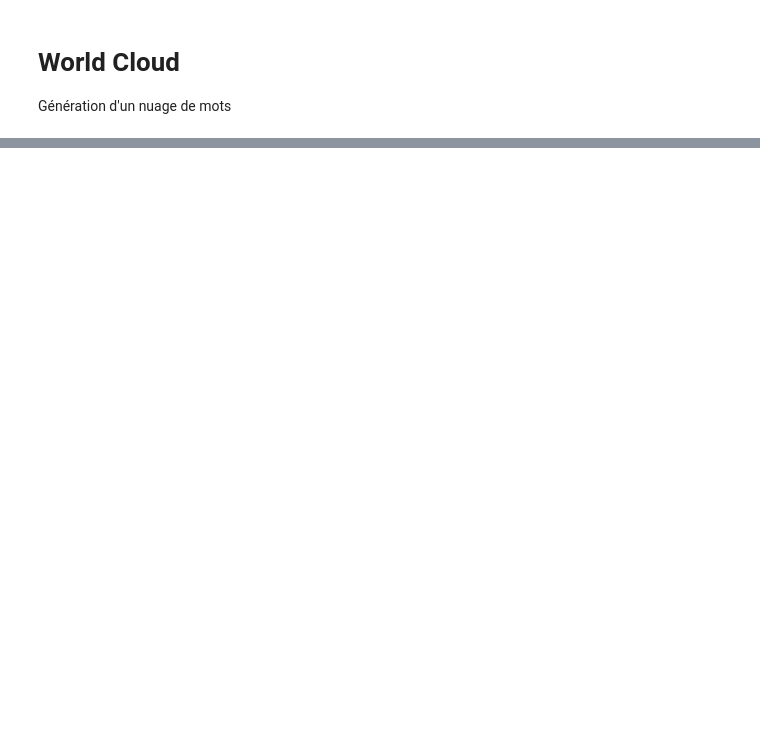
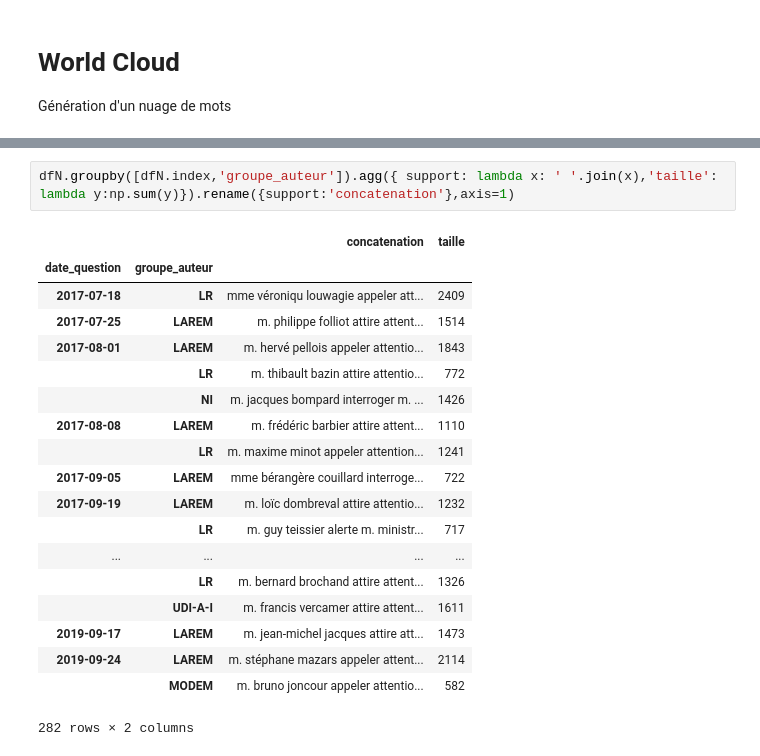
Before and after one commit to homerdurand/METRIQ, a Jupyter notebook: analyse_mots.ipynb, the cells around one changed output, grey strips where cells are left out. Drawn from its saved outputs; the diff is of its cells as text; blank space fills up the shorter version.

```diff
--- a/analyse_mots.ipynb
+++ b/analyse_mots.ipynb
@@ -253,3 +286,25 @@ scores = multi_scores(dfNC)
+# %%
+dfN.groupby([dfN.index,'groupe_auteur']).agg({ support: lambda x: ' '.join(x),'taille': lambda y:np.sum(y)}).rename({support:'concatenation'},axis=1)
+# %% [output]
+|  |  | concatenation | taille |
+| date_question | groupe_auteur |  |  |
+| 2017-07-18 | LR | mme véroniqu louwagie appeler att... | 2409 |
+| 2017-07-25 | LAREM | m. philippe folliot attire attent... | 1514 |
+| 2017-08-01 | LAREM | m. hervé pellois appeler attentio... | 1843 |
+|  | LR | m. thibault bazin attire attentio... | 772 |
+|  | NI | m. jacques bompard interroger m. ... | 1426 |
+| 2017-08-08 | LAREM | m. frédéric barbier attire attent... | 1110 |
+|  | LR | m. maxime minot appeler attention... | 1241 |
+| 2017-09-05 | LAREM | mme bérangère couillard interroge... | 722 |
+| 2017-09-19 | LAREM | m. loïc dombreval attire attentio... | 1232 |
+|  | LR | m. guy teissier alerte m. ministr... | 717 |
+| ... | ... | ... | ... |
+|  | LR | m. bernard brochand attire attent... | 1326 |
+|  | UDI-A-I | m. francis vercamer attire attent... | 1611 |
+| 2019-09-17 | LAREM | m. jean-michel jacques attire att... | 1473 |
+| 2019-09-24 | LAREM | m. stéphane mazars appeler attent... | 2114 |
+|  | MODEM | m. bruno joncour appeler attentio... | 582 |
+282 rows × 2 columns
 # %%
 # Et on génère le WordCloud
 wc = WordCloud(background_color="white", max_words=50,width=800,height=400)
```
Also changed, not shown: parts of 10 cells of this notebook, 5 other files.
